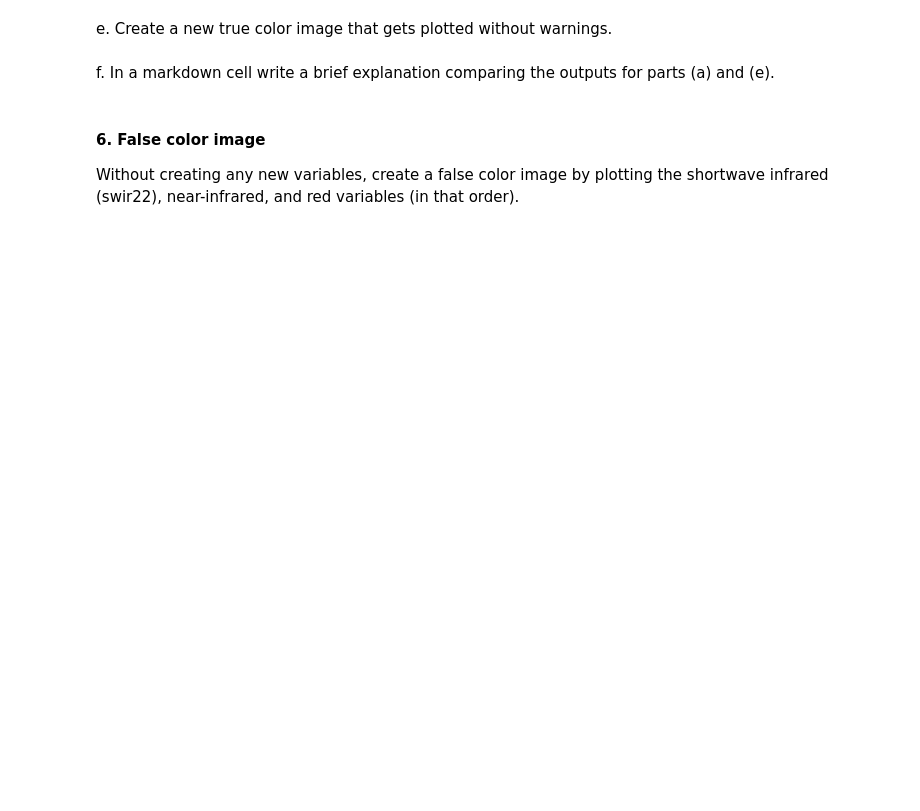
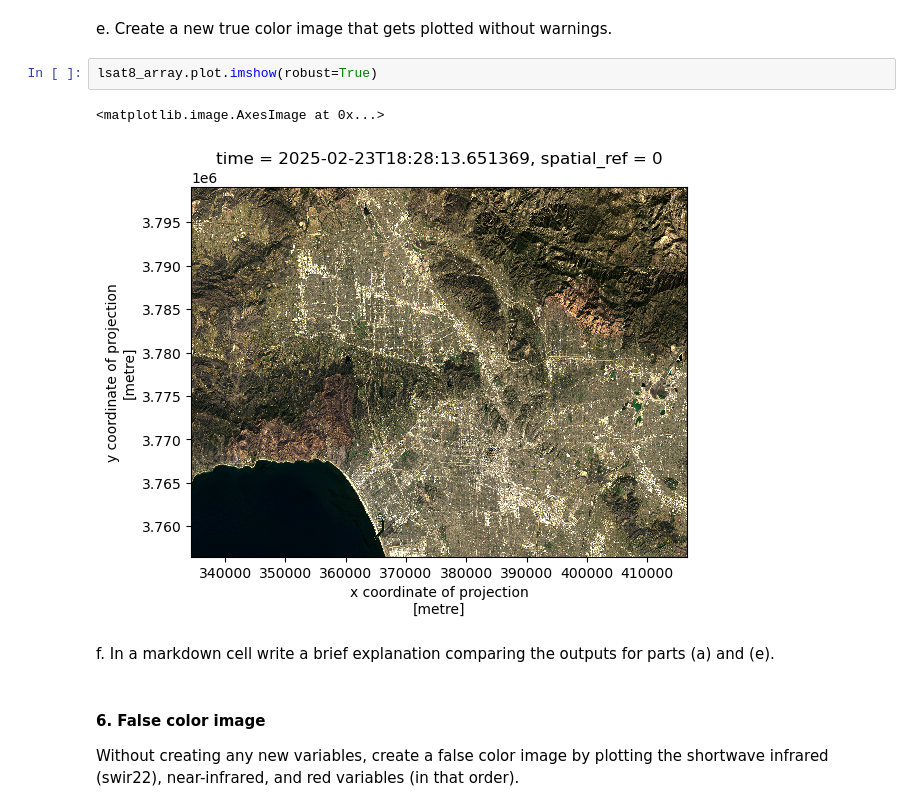
Before and after one commit to Karlavramos/eds220-hwk4, a Jupyter notebook: hwk4-task2-false-color-Ramos.ipynb, the cells around one changed output. Cells and saved outputs as stored; diff of their text form; blank space fills up the shorter version.

```diff
--- a/hwk4-task2-false-color-Ramos.ipynb
+++ b/hwk4-task2-false-color-Ramos.ipynb
@@ -139,5 +191,10 @@ d. Use the [`.fillna()`](https://docs.xarray.dev/en/latest/generated/xarray.Data
 # %% [markdown]
 e. Create a new true color image that gets plotted without warnings.
+# %%
+lsat8_array.plot.imshow(robust=True)
+# %% [output]
+<matplotlib.image.AxesImage at 0x...>
+[figure, added]
 # %% [markdown]
 f. In a markdown cell write a brief explanation comparing the outputs for parts (a) and (e).
 # %% [markdown]
```
Also changed, not shown: parts of 19 cells of this notebook.
